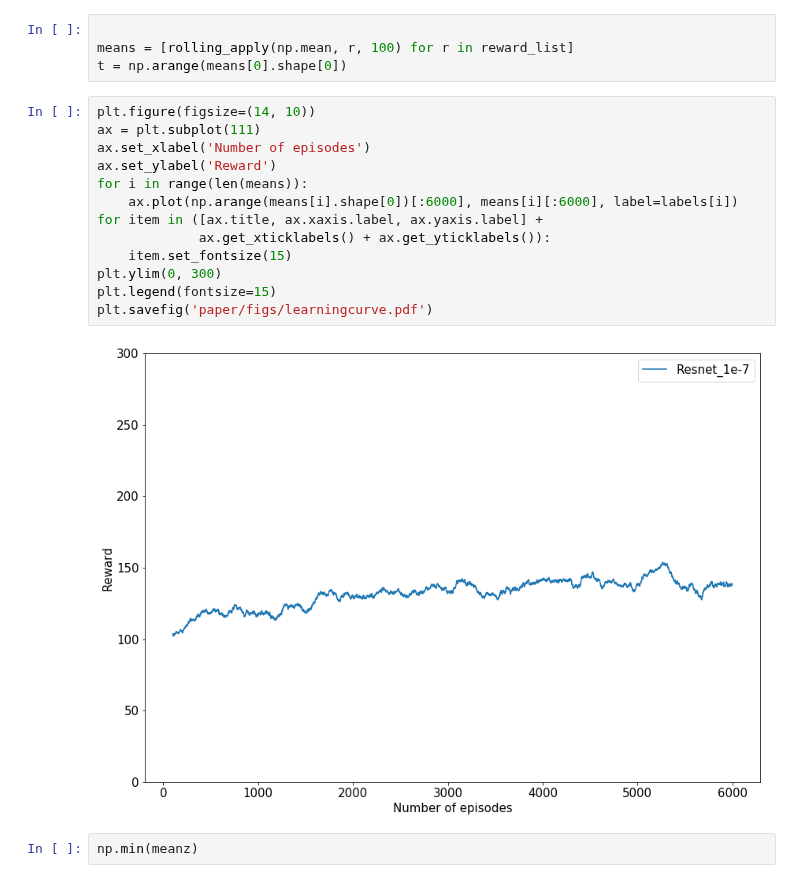
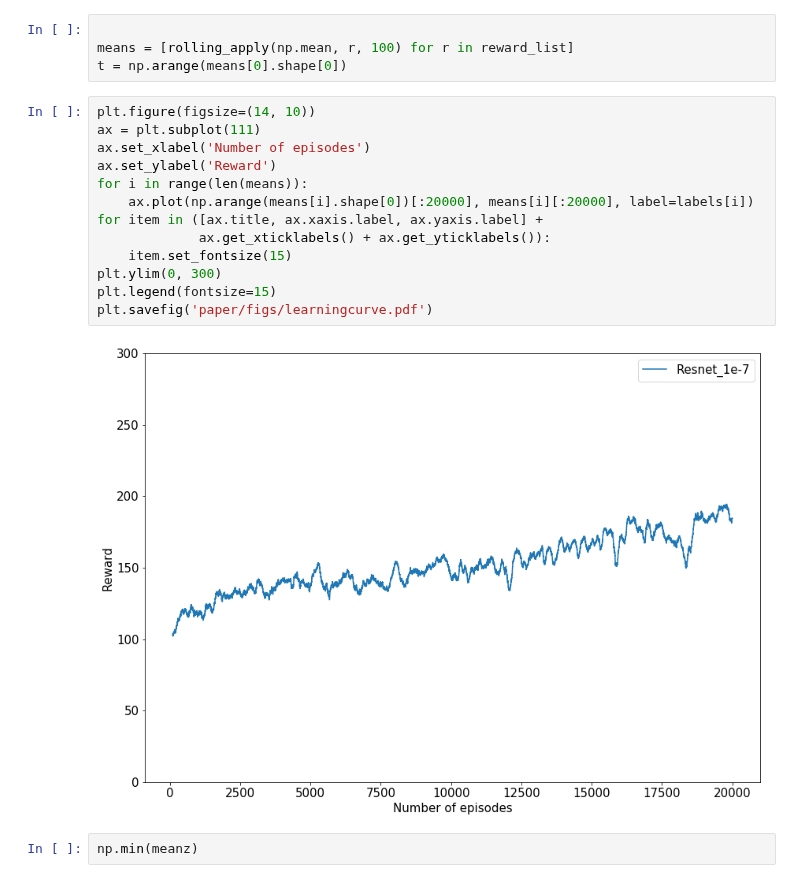
Before and after one commit to AAdeleye/Courses_Repo18-20, a Jupyter notebook: CSE291_Topics_Search_Reasoning/rl-mapping/result analysis.ipynb, the cells around one changed output. Cells and saved outputs as stored; diff of their text form.

```diff
--- a/CSE291_Topics_Search_Reasoning/rl-mapping/result analysis.ipynb
+++ b/CSE291_Topics_Search_Reasoning/rl-mapping/result analysis.ipynb
@@ -41,18 +41,18 @@ t = np.arange(means[0].shape[0])
 # %%
 plt.figure(figsize=(14, 10))
 ax = plt.subplot(111)
 ax.set_xlabel('Number of episodes')
 ax.set_ylabel('Reward')
 for i in range(len(means)):
-    ax.plot(np.arange(means[i].shape[0])[:6000], means[i][:6000], label=labels[i])
+    ax.plot(np.arange(means[i].shape[0])[:20000], means[i][:20000], label=labels[i])
 for item in ([ax.title, ax.xaxis.label, ax.yaxis.label] +
              ax.get_xticklabels() + ax.get_yticklabels()):
     item.set_fontsize(15)
 plt.ylim(0, 300)
 plt.legend(fontsize=15)
 plt.savefig('paper/figs/learningcurve.pdf')
 # %% [output]
-[figure, old version]
+[figure, new version]
 # %%
 np.min(meanz)
 # %% [output]
```
Also changed, not shown: parts of 1 cell of this notebook, 5 other files.
